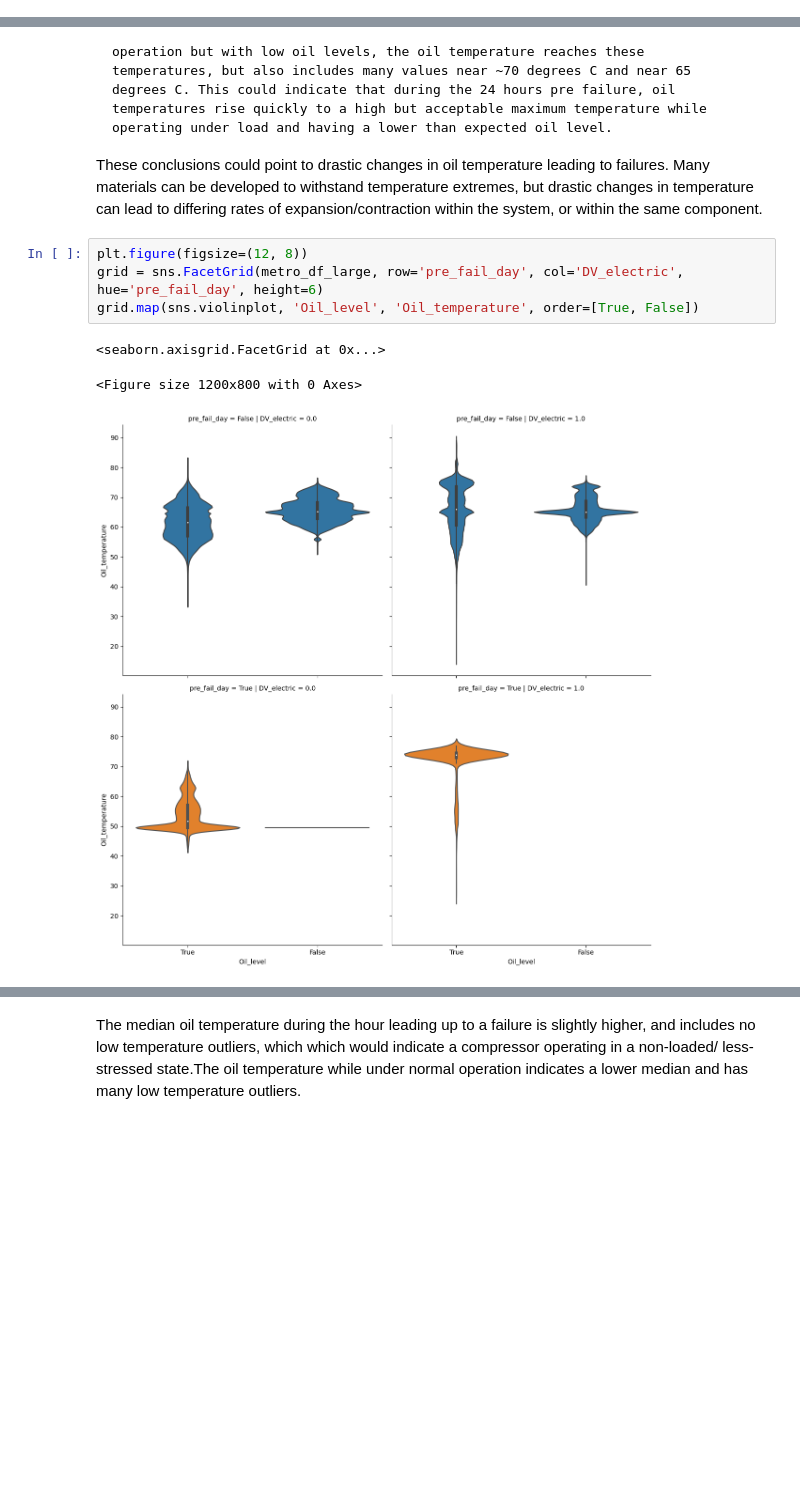
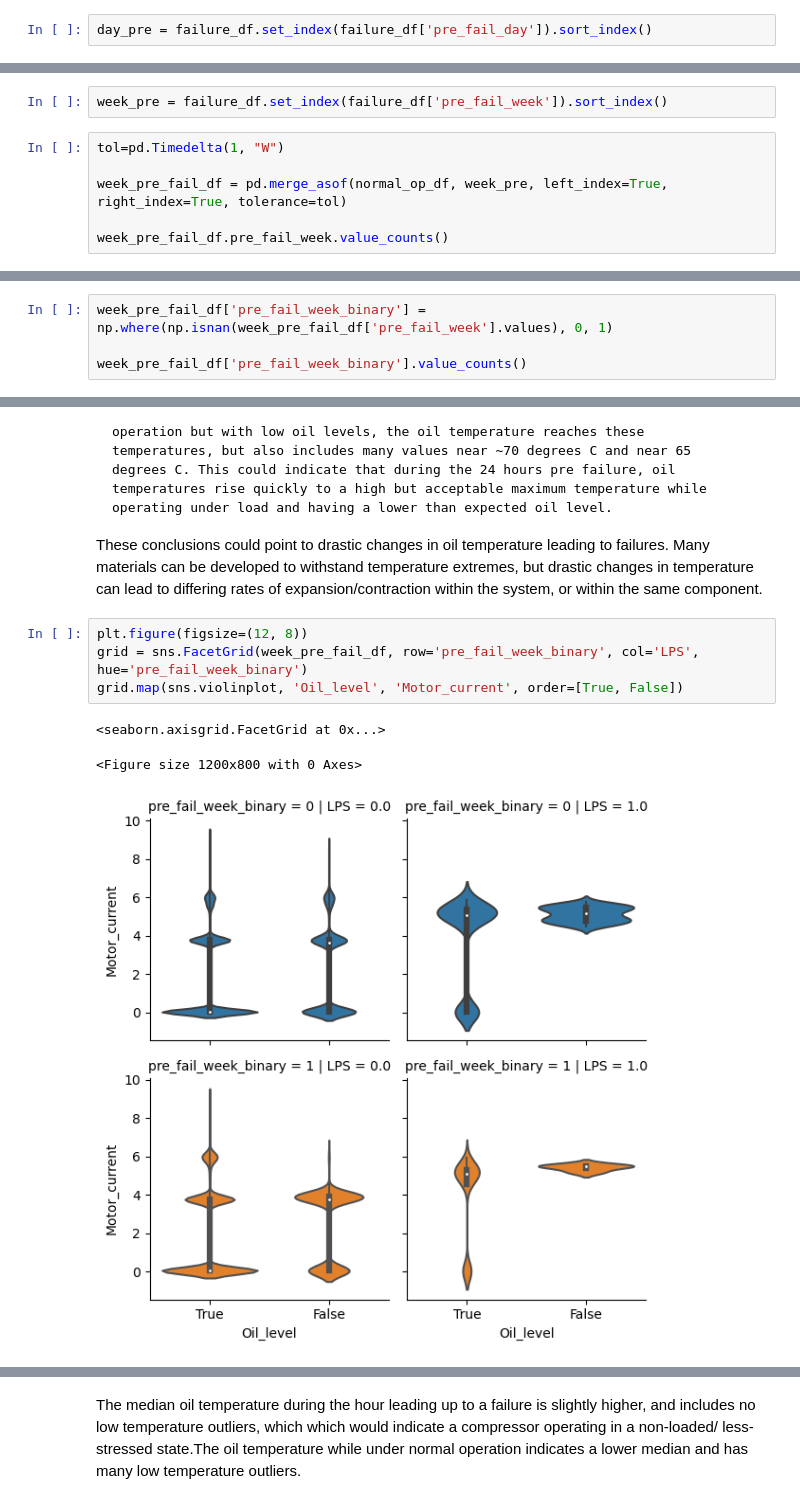
Before and after one commit to Dave-Codes/Predictive-Maintenance, a Jupyter notebook: predictive-maintenance-metropt-3.ipynb, the cells around one changed output, grey strips where cells are left out. Saved outputs shown, nothing was run; the diff lists cells and outputs as text; blank space fills up the shorter version.

```diff
--- a/predictive-maintenance-metropt-3.ipynb
+++ b/predictive-maintenance-metropt-3.ipynb
@@ -396,0 +285,2 @@ Name: pre_fail_day, dtype: int64
+# %%
+day_pre = failure_df.set_index(failure_df['pre_fail_day']).sort_index()
@@ -396,0 +320,8 @@ Name: pre_fail_day, dtype: int64
+# %%
+week_pre = failure_df.set_index(failure_df['pre_fail_week']).sort_index()
+# %%
+tol=pd.Timedelta(1, "W")
+
+week_pre_fail_df = pd.merge_asof(normal_op_df, week_pre, left_index=True, right_index=True, tolerance=tol)
+
+week_pre_fail_df.pre_fail_week.value_counts()
@@ -396,0 +346,4 @@ Name: pre_fail_day, dtype: int64
+# %%
+week_pre_fail_df['pre_fail_week_binary'] = np.where(np.isnan(week_pre_fail_df['pre_fail_week'].values), 0, 1)
+
+week_pre_fail_df['pre_fail_week_binary'].value_counts()
@@ -410,9 +402,9 @@ Examining the relationship between oil temperature, oil level and the dv_electri
 These conclusions could point to drastic changes in oil temperature leading to failures. Many materials can be developed to withstand temperature extremes, but drastic changes in temperature can lead to differing rates of expansion/contraction within the system, or within the same component.
 # %%
 plt.figure(figsize=(12, 8))
-grid = sns.FacetGrid(metro_df_large, row='pre_fail_day', col='DV_electric', hue='pre_fail_day', height=6)
-grid.map(sns.violinplot, 'Oil_level', 'Oil_temperature', order=[True, False])
+grid = sns.FacetGrid(week_pre_fail_df, row='pre_fail_week_binary', col='LPS', hue='pre_fail_week_binary')
+grid.map(sns.violinplot, 'Oil_level', 'Motor_current', order=[True, False])
 # %% [output]
 <seaborn.axisgrid.FacetGrid at 0x...>
 <Figure size 1200x800 with 0 Axes>
-[figure, old version]
+[figure, new version]
```
Also changed, not shown: parts of 70 cells of this notebook.
